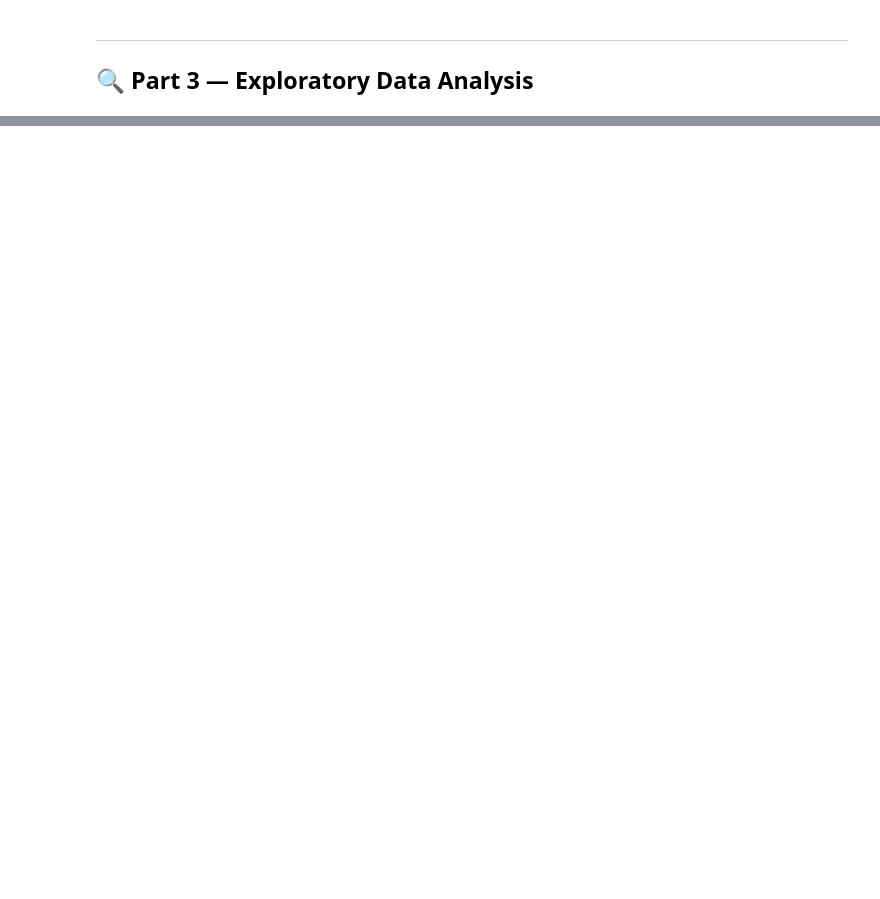
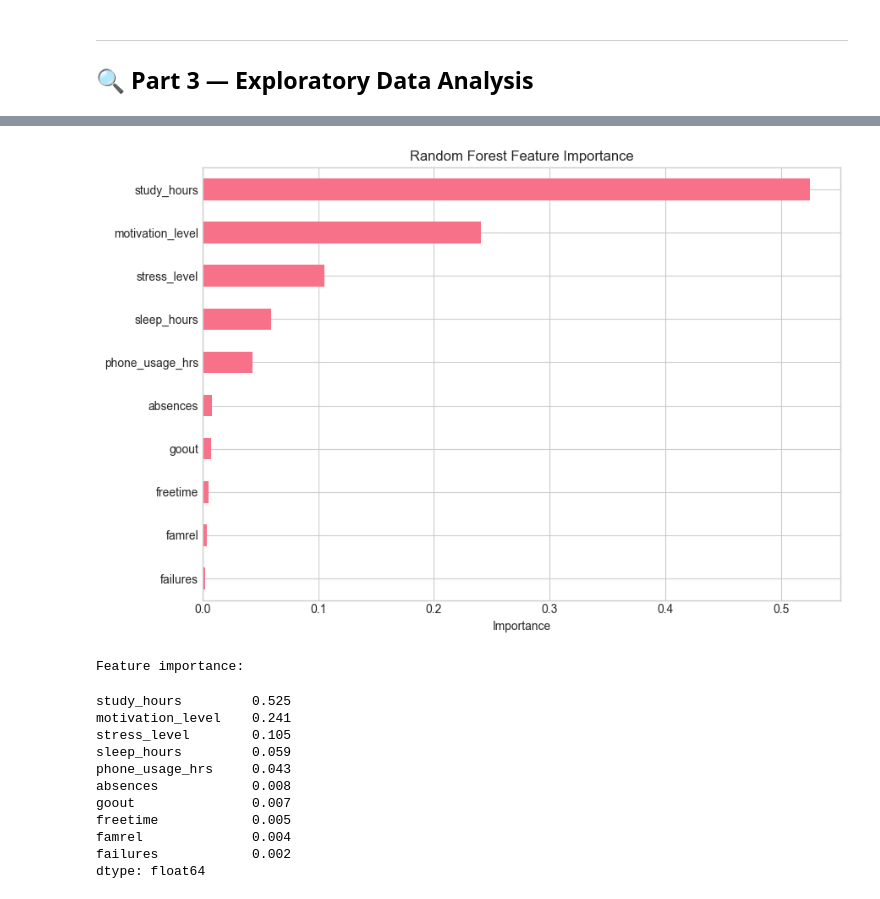
Before and after one commit to Rhuthvija/calmin30, a Jupyter notebook: FocusIQ_v3.ipynb, the cells around one changed output, grey strips where cells are left out. Saved outputs shown, nothing was run; the diff lists cells and outputs as text; code cells hidden in the pictures; blank space fills up the shorter version.

```diff
--- a/FocusIQ_v3.ipynb
+++ b/FocusIQ_v3.ipynb
@@ -250,0 +528,34 @@ dtype: float64
+# %%
+# Feature importance
+importance = pd.Series(
+    rf_model.feature_importances_,
+    index=feature_cols
+).sort_values(ascending=False)
+
+plt.figure(figsize=(9, 6))
+
+importance.sort_values().plot(
+    kind='barh'
+)
+
+plt.xlabel('Importance')
+plt.title('Random Forest Feature Importance')
+plt.tight_layout()
+plt.show()
+
+print("Feature importance:")
+display(importance.round(3))
+# %% [output]
+[figure, added]
+Feature importance:
+study_hours         0.525
+motivation_level    0.241
+stress_level        0.105
+sleep_hours         0.059
+phone_usage_hrs     0.043
+absences            0.008
+goout               0.007
+freetime            0.005
+famrel              0.004
+failures            0.002
+dtype: float64
```
Also changed, not shown: parts of 22 cells of this notebook.
